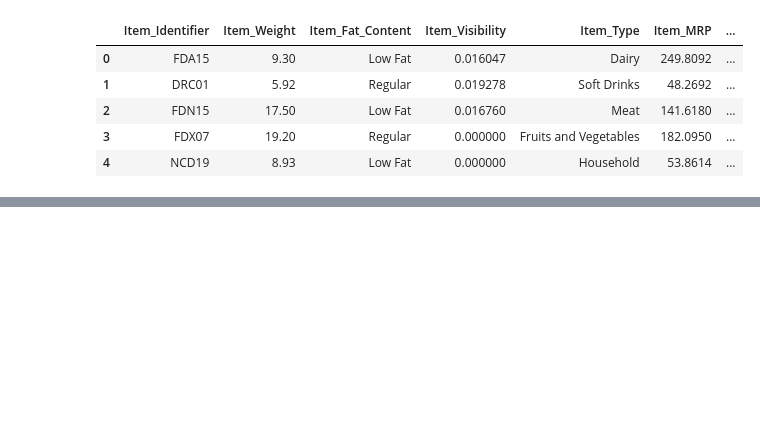
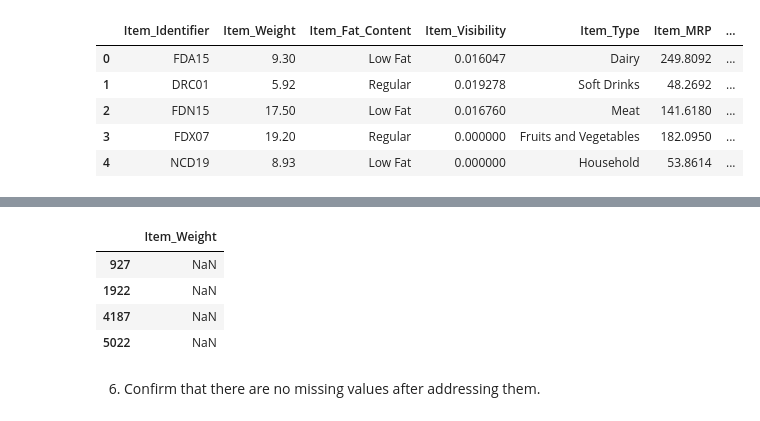
Before and after one commit to Resourcepaul/Project1, a Jupyter notebook: Project1.ipynb, the cells around one changed output, grey strips where cells are left out. Cells and saved outputs as stored; diff of their text form; code cells hidden in the pictures; blank space fills up the shorter version.

```diff
--- a/Project1.ipynb
+++ b/Project1.ipynb
@@ -18,0 +85,23 @@ titanic_df.head()
+# %%
+# identify pattern of missing data
+
+#all OUT010 are grocery stores and all grocery stores are small therefore all OUT010 are small
+store1 = report_df['Outlet_Identifier']=='OUT010'
+store_type= report_df['Outlet_Type']=='Grocery Store'
+
+#all OUT035 are Location Tier 2 and all Tier 2 are small therefore all Tier2 are small
+store2 = report_df['Outlet_Identifier']!='OUT035'
+store_location= report_df['Outlet_Location_Type']=='Tier 2'
+
+#filter out missing data
+filter= report_df['Outlet_Size'].isna()
+
+# get the sizes based on above filter
+outlets=report_df.loc[store_type & ~filter,['Outlet_Size']]
+outlets2=report_df.loc[store_location & ~filter,['Outlet_Size']]
+
+# Fill OUT010 with value from above result
+report_df.loc[store1 & report_df['Outlet_Size'].isna(),['Outlet_Size']]=outlets['Outlet_Size'].unique()
+
+# Fill OUT045 with value from above result
+report_df.loc[store2 & report_df['Outlet_Size'].isna(),['Outlet_Size']]=outlets2['Outlet_Size'].unique()
@@ -18,0 +127,21 @@ titanic_df.head()
+# %%
+#remove missing data and duplicates in this oreder
+report2_df.dropna(inplace=True)
+report2_df.drop_duplicates(inplace=True)
+
+# extract a dictionary using the item identifier as key and item weight as value
+replace_value=report2_df.set_index('Item_Identifier').to_dict()['Item_Weight']
+
+#map dictionary to df
+report_df.Item_Weight = report_df.Item_Identifier.map(replace_value)
+weight_missing = report_df['Item_Weight'].isna()
+
+# unique items with missing data remain
+#report_df.loc[weight_missing,['Item_Weight']]=report_df['Item_Weight'].mean()
+report_df.loc[weight_missing,['Item_Weight']]
+# %% [output]
+|  | Item_Weight |
+| 927 | NaN |
+| 1922 | NaN |
+| 4187 | NaN |
+| 5022 | NaN |
@@ -18,0 +152,2 @@ titanic_df.head()
+# %% [markdown]
+6) Confirm that there are no missing values after addressing them.
```
Also changed, not shown: parts of 25 cells of this notebook.
